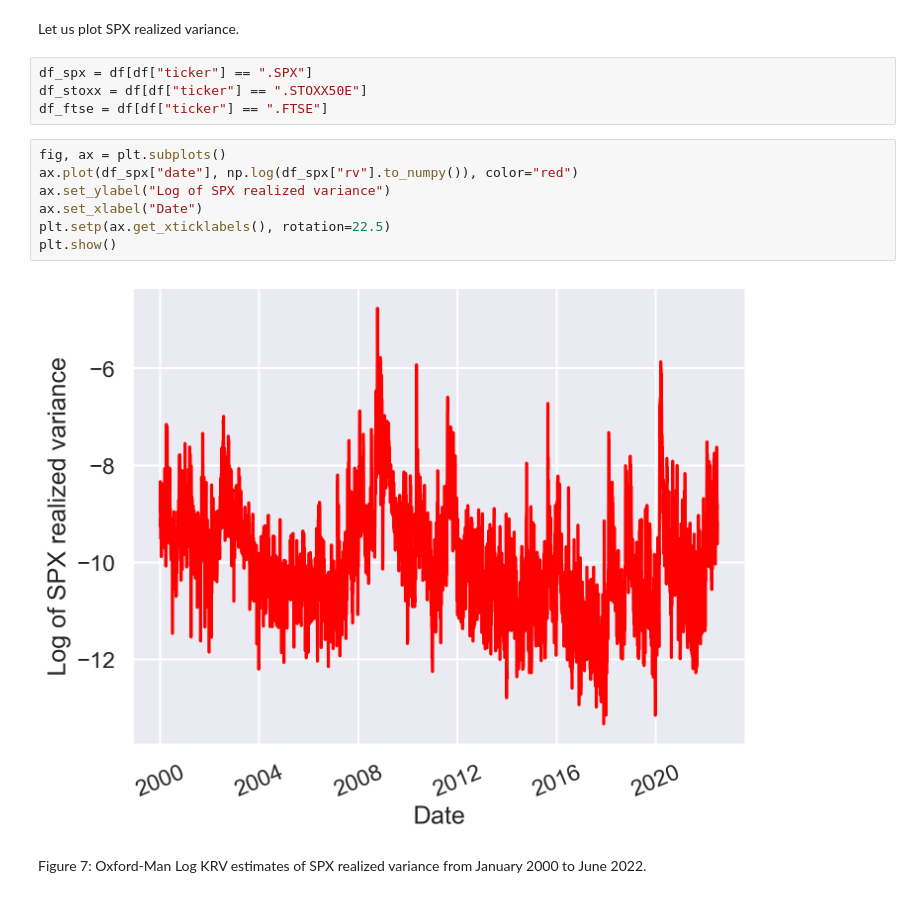
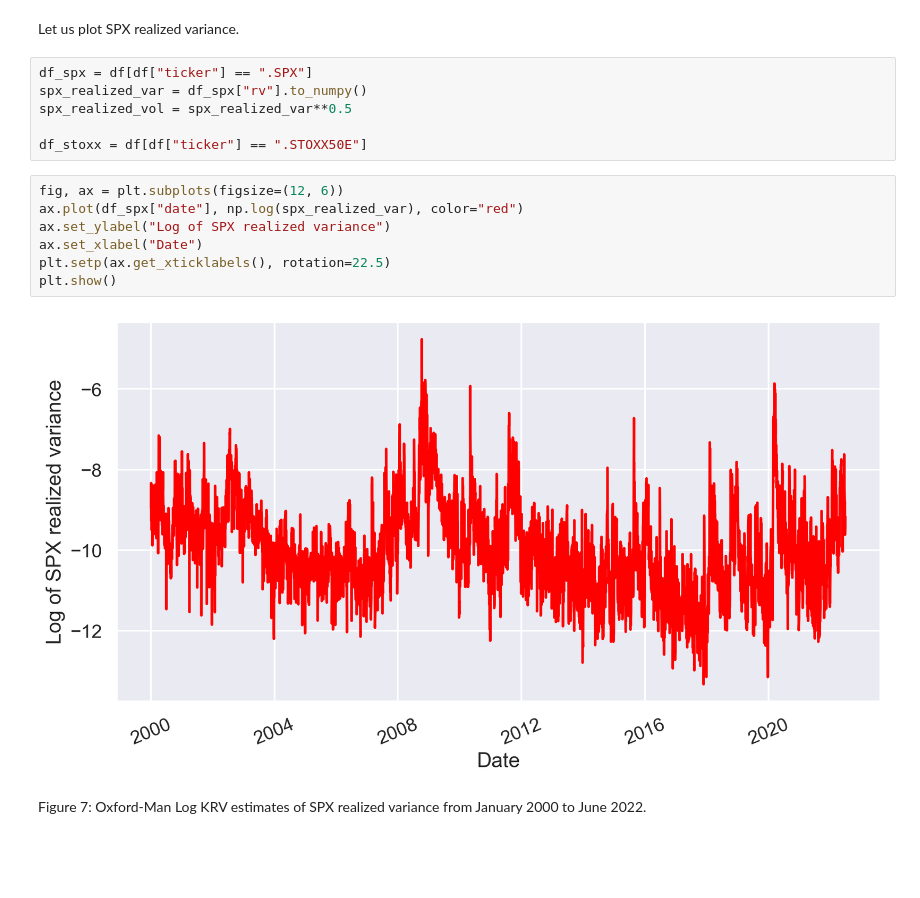
Before and after one commit to fbourgey/RoughVolatilityWorkshop, a Jupyter notebook: QM2024_1_Econometrics.ipynb, the cells around one changed output. Drawn from its saved outputs; the diff is of its cells as text; blank space fills up the shorter version.

```diff
--- a/QM2024_1_Econometrics.ipynb
+++ b/QM2024_1_Econometrics.ipynb
@@ -232,17 +228,19 @@ print(list_tickers)
 Let us plot SPX realized variance.
 # %%
 df_spx = df[df["ticker"] == ".SPX"]
+spx_realized_var = df_spx["rv"].to_numpy()
+spx_realized_vol = spx_realized_var**0.5
+
 df_stoxx = df[df["ticker"] == ".STOXX50E"]
-df_ftse = df[df["ticker"] == ".FTSE"]
 # %%
-fig, ax = plt.subplots()
-ax.plot(df_spx["date"], np.log(df_spx["rv"].to_numpy()), color="red")
+fig, ax = plt.subplots(figsize=(12, 6))
+ax.plot(df_spx["date"], np.log(spx_realized_var), color="red")
 ax.set_ylabel("Log of SPX realized variance")
 ax.set_xlabel("Date")
 plt.setp(ax.get_xticklabels(), rotation=22.5)
 plt.show()
 # %% [output]
-[figure, old version]
+[figure, new version]
 # %% [markdown]
 Figure 7: Oxford-Man Log KRV estimates of SPX realized variance from January 2000 to June 2022.
 # %%
```
Also changed, not shown: parts of 48 cells of this notebook, 4 other files.
